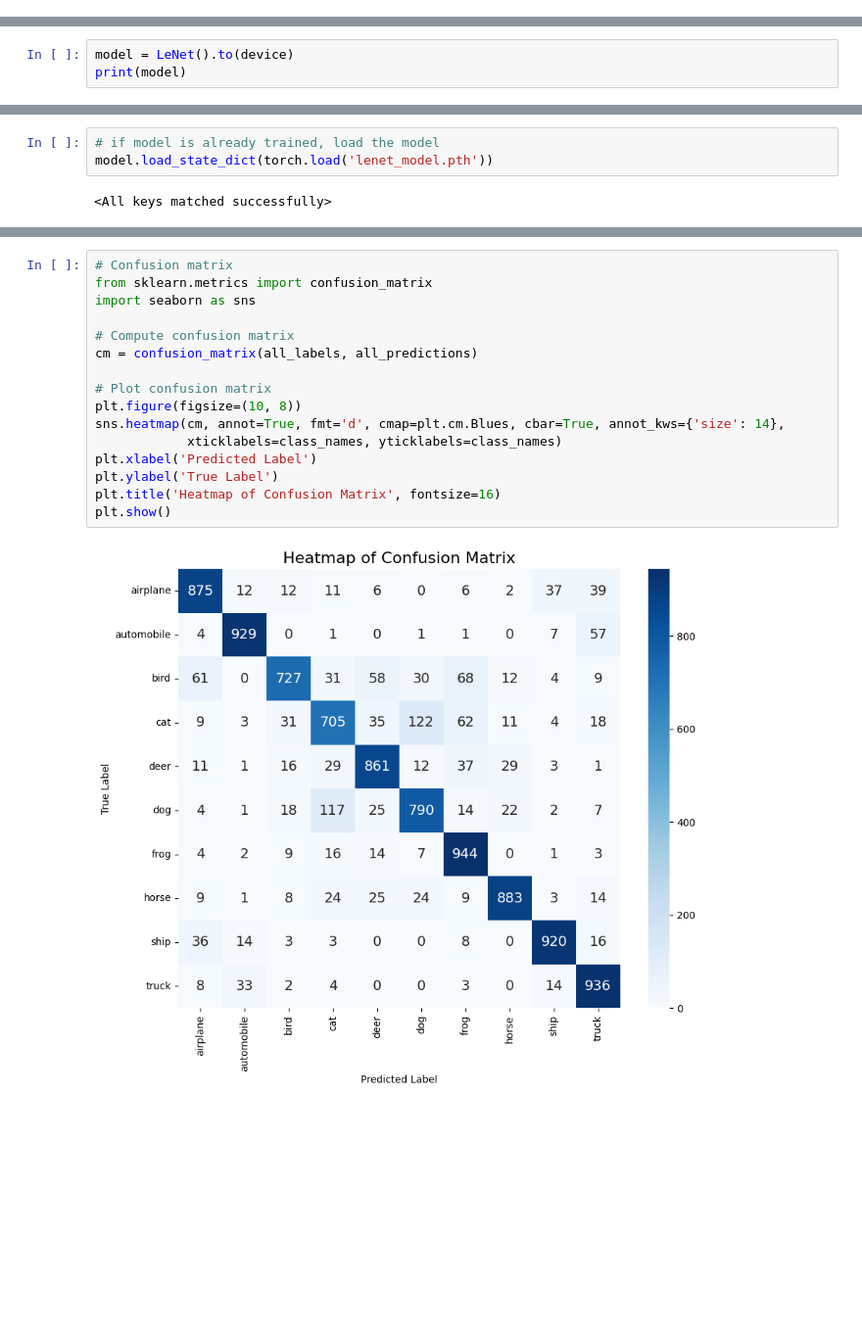
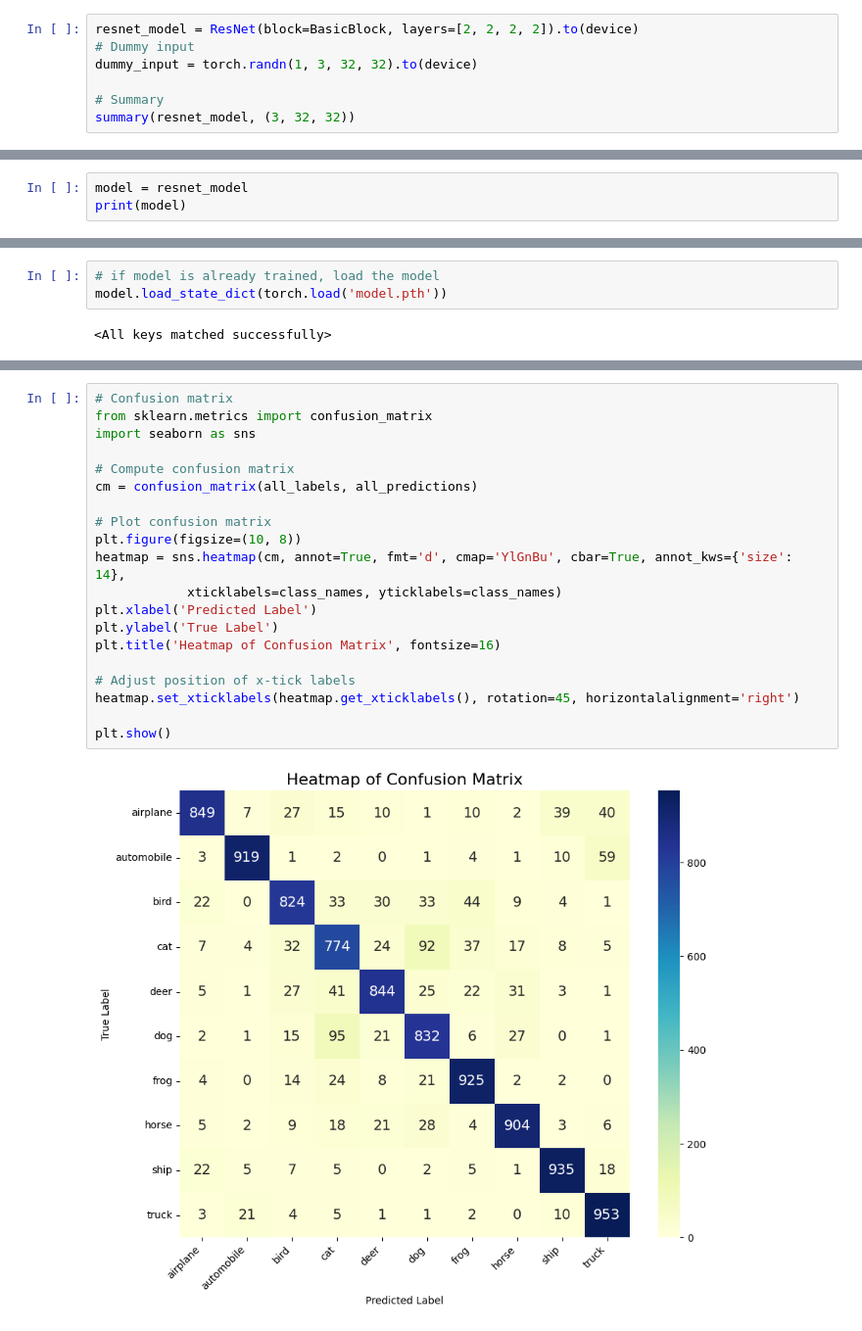
Before and after one commit to dominhkhoi2002/CIFAR-10_Practice, a Jupyter notebook: CIFAR-10.ipynb, the cells around one changed output, grey strips where cells are left out. Shown at 98% size. Saved outputs shown, nothing was run; the diff lists cells and outputs as text; blank space fills up the shorter version.

```diff
--- a/CIFAR-10.ipynb
+++ b/CIFAR-10.ipynb
@@ -96,0 +64,7 @@ class LeNet(nn.Module):
+# %%
+resnet_model = ResNet(block=BasicBlock, layers=[2, 2, 2, 2]).to(device)
+# Dummy input
+dummy_input = torch.randn(1, 3, 32, 32).to(device)
+
+# Summary
+summary(resnet_model, (3, 32, 32))
@@ -97,4 +89,4 @@ class LeNet(nn.Module):
 # %%
-model = LeNet().to(device)
+model = resnet_model
 print(model)
 # %% [output]
@@ -207,6 +229,6 @@ optimizer = torch.optim.Adam(model.parameters(), lr=learning_rate)
 # %%
 # if model is already trained, load the model
-model.load_state_dict(torch.load('lenet_model.pth'))
+model.load_state_dict(torch.load('model.pth'))
 # %% [output]
 <All keys matched successfully>
 # %%
@@ -261,18 +283,22 @@ plt.show()
 # %%
 # Confusion matrix
 from sklearn.metrics import confusion_matrix
 import seaborn as sns
 
 # Compute confusion matrix
 cm = confusion_matrix(all_labels, all_predictions)
 
 # Plot confusion matrix
 plt.figure(figsize=(10, 8))
-sns.heatmap(cm, annot=True, fmt='d', cmap=plt.cm.Blues, cbar=True, annot_kws={'size': 14},
+heatmap = sns.heatmap(cm, annot=True, fmt='d', cmap='YlGnBu', cbar=True, annot_kws={'size': 14},
             xticklabels=class_names, yticklabels=class_names)
 plt.xlabel('Predicted Label')
 plt.ylabel('True Label')
 plt.title('Heatmap of Confusion Matrix', fontsize=16)
+
+# Adjust position of x-tick labels
+heatmap.set_xticklabels(heatmap.get_xticklabels(), rotation=45, horizontalalignment='right')
+
 plt.show()
 # %% [output]
-[figure, old version]
+[figure, new version]
```
Also changed, not shown: parts of 10 cells of this notebook, 7 other files.
